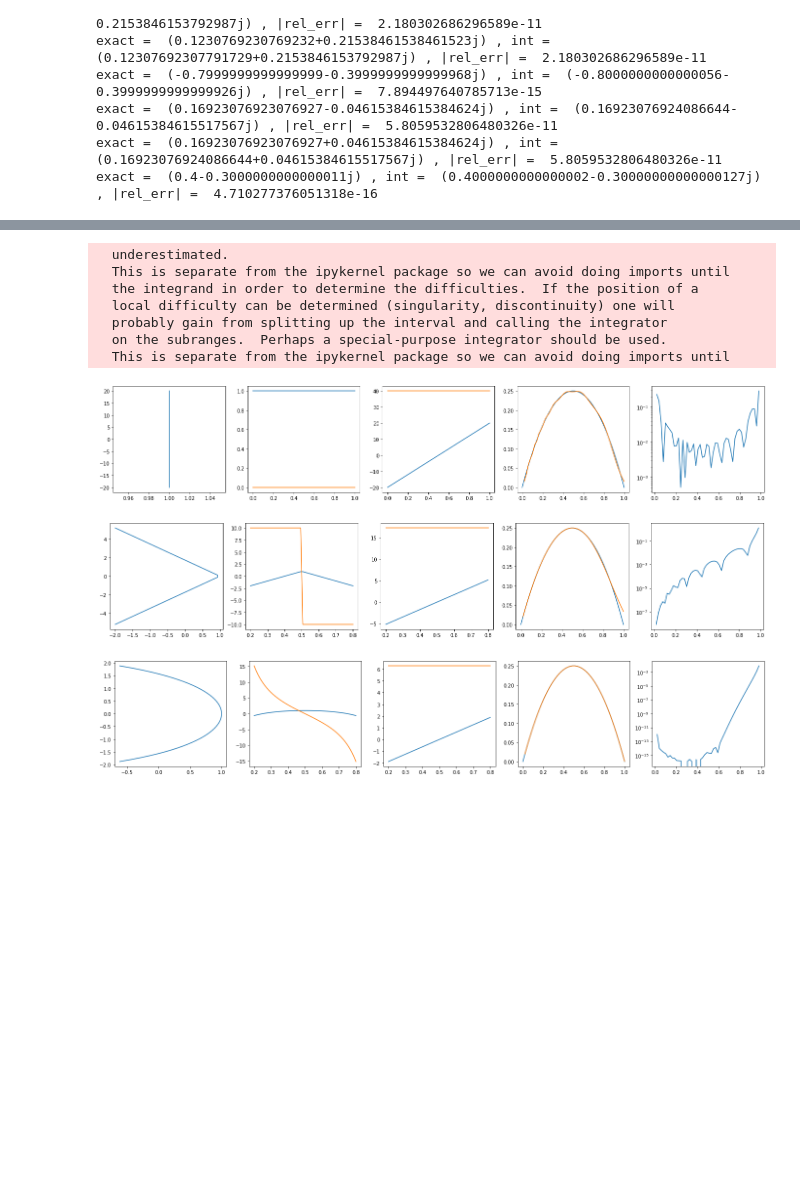
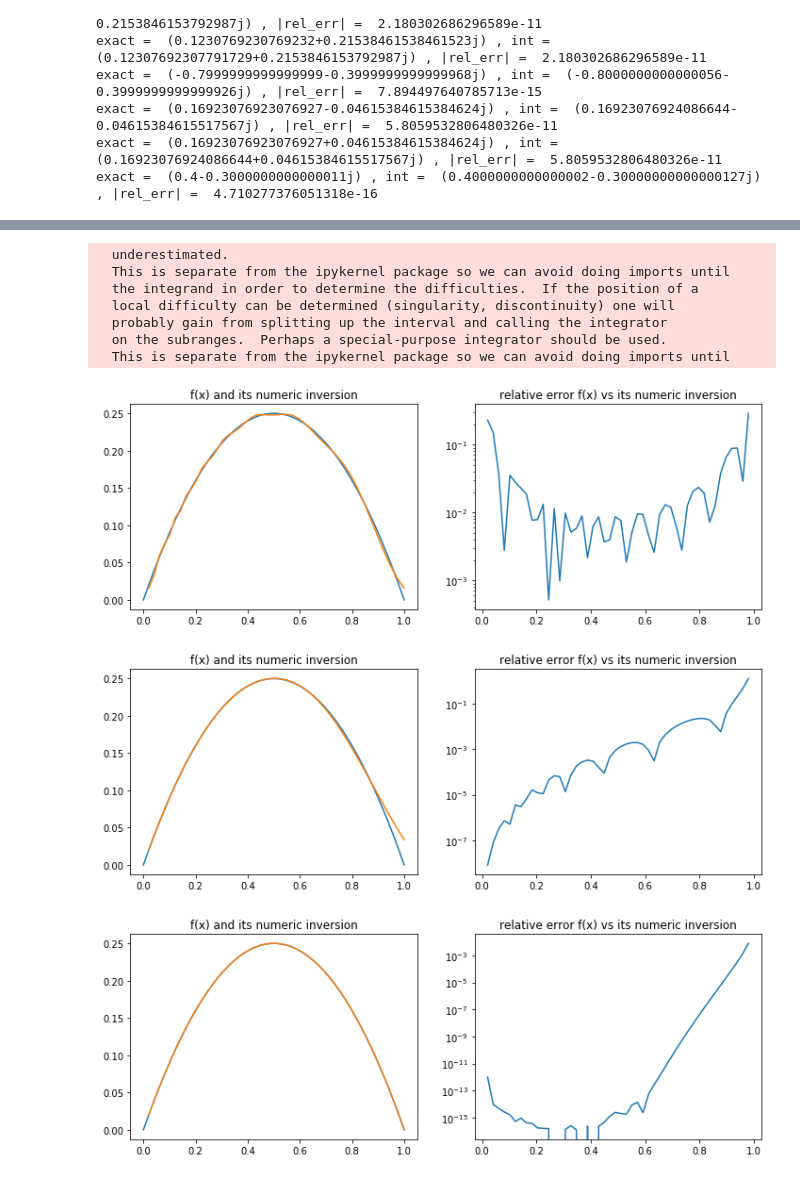
Before and after one commit to NNPDF/eko, a Jupyter notebook: jupyter/interpolation.ipynb, the cells around one changed output, grey strips where cells are left out. Saved outputs shown, nothing was run; the diff lists cells and outputs as text; code cells hidden in the pictures; blank space fills up the shorter version.

```diff
--- a/jupyter/interpolation.ipynb
+++ b/jupyter/interpolation.ipynb
@@ -158,9 +163,9 @@ def inverse_Mellin_transform(f,path,jac,x,cut=0.):
     """inverse Mellin transformation"""
     return integrate.quad(lambda u,f=f,path=path,jac=jac,x=x: np.real(np.complex(0.,-1./(2.*np.pi))*np.exp(-path(u)*np.log(x)) * f(path(u)) * jac(u)), cut, 1.-cut)
 
-def get_path_line(max):
+def get_path_line(max,c=1):
     """get straight line parallel to imaginary axis"""
-    return (lambda t,max=max: np.complex(1,max*(2*t-1)),
+    return (lambda t,max=max,c=c: np.complex(c,max*(2*t-1)),
             lambda t,max=max: np.complex(0,max* 2     )
             )
 
@@ -179,56 +212,47 @@ def get_path_Talbot():
 # %%
-def test_inverse_Mellin_transform(fx,fN,path,jac,plot_ts = np.linspace(0.,1),cut=0.):
+def test_inverse_Mellin_transform(fx,fN,path,jac,cut=0.):
     """plot Mellin integration path and compare numeric inversion to real thing"""
     xs = np.linspace(0.,1.)
-    plt.figure(2,(24,4))
-    plt.subplot(151)
-    ps = [path(t) for t in plot_ts]
-    plt.plot(np.real(ps),np.imag(ps))
-    plt.subplot(152)
-    pds = [jac(t) for t in plot_ts]
-    plt.plot(plot_ts,np.real(ps))
-    plt.plot(plot_ts,np.real(pds))
-    plt.subplot(153)
-    plt.plot(plot_ts,np.imag(ps))
-    plt.plot(plot_ts,np.imag(pds))
-    plt.subplot(154)
+    plt.figure(1,(12,4))
+    plt.subplot(1,2,1)
+    plt.title("f(x) and its numeric inversion")
     ys = [fx(x) for x in xs]
     plt.plot(xs,ys)
     yps = [inverse_Mellin_transform(fN,path,jac,x,cut) for x in xs]
     if isinstance(yps[0],tuple):
         yps = [yp[0] for yp in yps]
     plt.plot(xs,yps)
-    plt.subplot(155)
+    plt.subplot(1,2,2)
+    plt.title("relative error f(x) vs its numeric inversion")
     plt.semilogy(xs,[np.abs((ys[j] - yps[j])/ys[j]) for j in range(len(xs))])
     plt.show()
 
 p,j = get_path_line(20)
 test_inverse_Mellin_transform(get_toy_pdf_x(1,1),
                               get_toy_pdf_N(1,1),
                               p,j
                               )
 p,j = get_path_edge(20)
 test_inverse_Mellin_transform(get_toy_pdf_x(1,1),
                               get_toy_pdf_N(1,1),
                               p,j,
-                              np.linspace(.2,.8)
                               )
 
 p,j = get_path_Talbot()
 test_inverse_Mellin_transform(get_toy_pdf_x(1,1),
                               get_toy_pdf_N(1,1),
                               p,j,
-                              np.linspace(.2,.8),1e-2
+                              1e-2
                               )
 # %% [output]
   underestimated.
   This is separate from the ipykernel package so we can avoid doing imports until
   the integrand in order to determine the difficulties.  If the position of a
   local difficulty can be determined (singularity, discontinuity) one will
   probably gain from splitting up the interval and calling the integrator
   on the subranges.  Perhaps a special-purpose integrator should be used.
   This is separate from the ipykernel package so we can avoid doing imports until
-[figure, old version]
+[figure, new version]
-[figure, old version]
+[figure, new version]
-[figure, old version]
+[figure, new version]
 # %%
```
Also changed, not shown: parts of 7 cells of this notebook.
